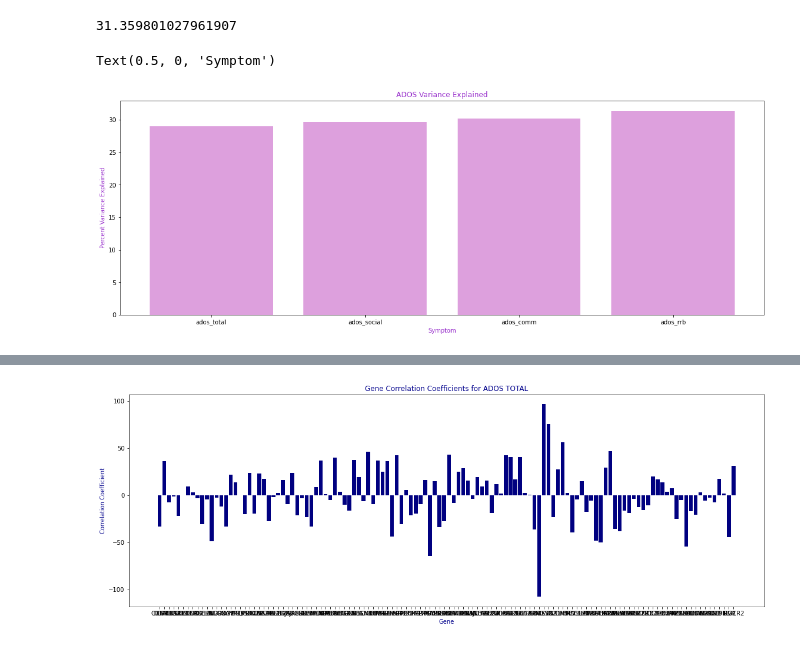
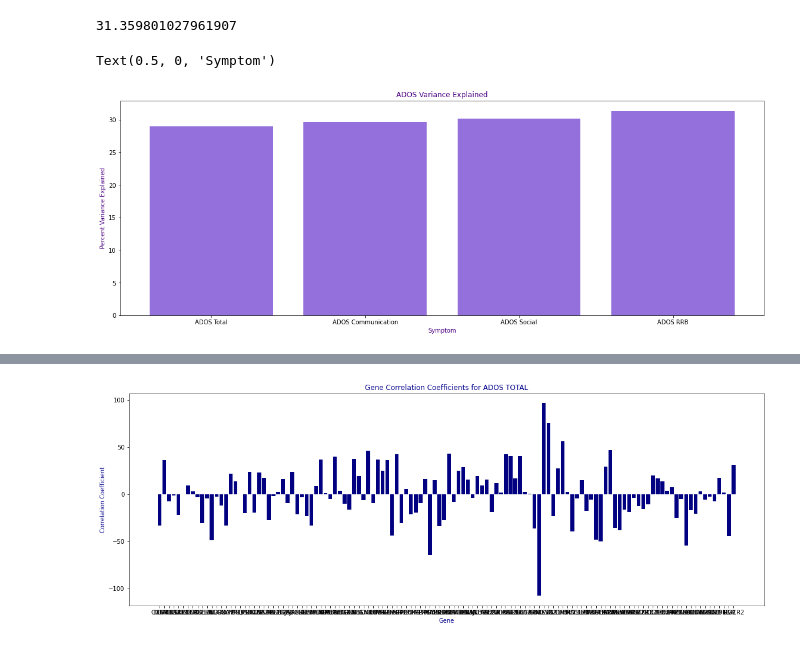
Before and after one commit to Aglinskas/BC-ORG-Data, a Jupyter notebook: Code/Genes/All_Genes_Diffmat.ipynb, the cells around one changed output, grey strips where cells are left out. Cells and saved outputs as stored; diff of their text form; code cells hidden in the pictures.

```diff
--- a/Code/Genes/All_Genes_Diffmat.ipynb
+++ b/Code/Genes/All_Genes_Diffmat.ipynb
@@ -203,15 +203,15 @@ print(rrb)
 # %%
 fig = plt.figure(figsize=(15,5))
 ax = fig.add_axes([0,0,1,1])
-ados_label = ['ados_total','ados_social','ados_comm','ados_rrb']
+ados_label = ['ADOS Total','ADOS Communication','ADOS Social','ADOS RRB']
 var_explained = total, comm, social, rrb
-plt.bar(ados_label,var_explained,color='plum')
-plt.title('ADOS Variance Explained',color='darkorchid')
-plt.ylabel('Percent Variance Explained',color='darkorchid')
-plt.xlabel('Symptom',color='darkorchid')
+plt.bar(ados_label,var_explained,color='mediumpurple')
+plt.title('ADOS Variance Explained',color='indigo')
+plt.ylabel('Percent Variance Explained',color='indigo')
+plt.xlabel('Symptom',color='indigo')
 # %% [output]
 Text(0.5, 0, 'Symptom')
-[figure, old version]
+[figure, new version]
 # %%
 #correlation coefficents for ados_total
 coefficient_total = regression_total.coef_
```
Also changed, not shown: parts of 17 cells of this notebook, 3 other files.
